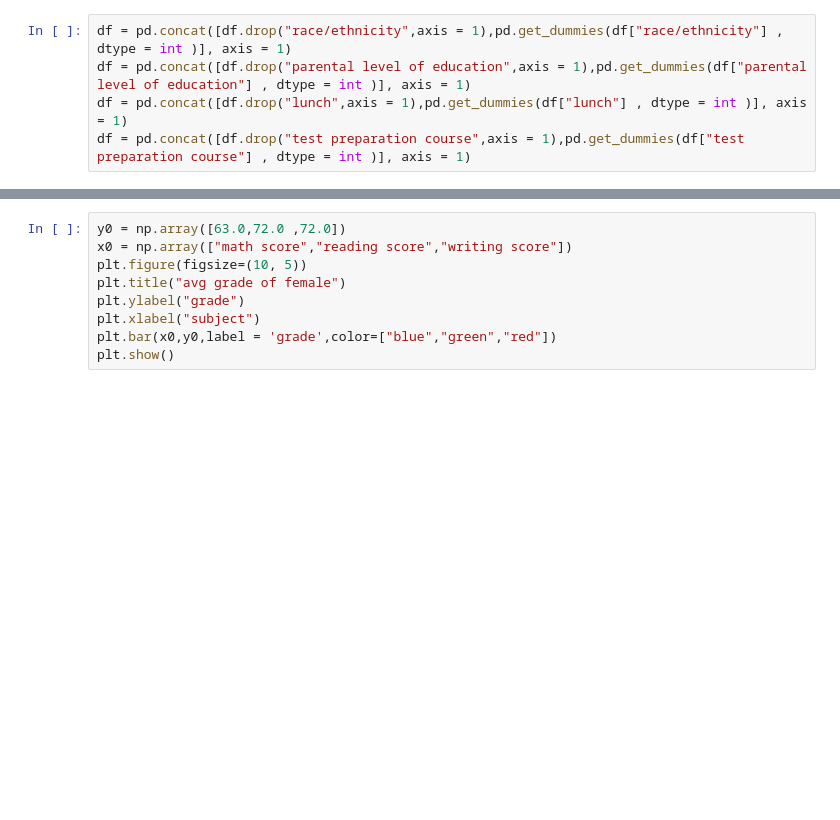
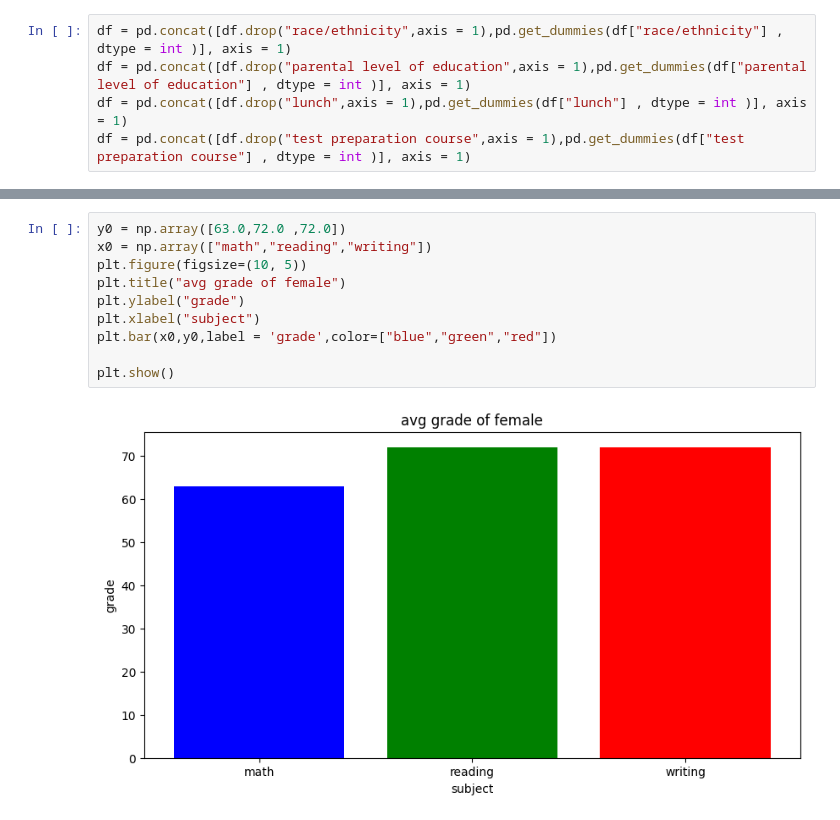
Before and after one commit to cakethehuman/student_scores, a Jupyter notebook: student data.ipynb, the cells around one changed output, grey strips where cells are left out. Drawn from its saved outputs; the diff is of its cells as text; blank space fills up the shorter version.

```diff
--- a/student data.ipynb
+++ b/student data.ipynb
@@ -45,11 +140,14 @@ round(df[["math score","reading score","writing score"]].groupby(df["gender"].ma
 # %%
 y0 = np.array([63.0,72.0 ,72.0])
-x0 = np.array(["math score","reading score","writing score"])
+x0 = np.array(["math","reading","writing"])
 plt.figure(figsize=(10, 5))
 plt.title("avg grade of female")
 plt.ylabel("grade")
 plt.xlabel("subject")
 plt.bar(x0,y0,label = 'grade',color=["blue","green","red"])
+
 plt.show()
+# %% [output]
+[figure, added]
 # %%
 y = np.array([69.0,66.0,64.0])
```
Also changed, not shown: parts of 19 cells of this notebook.
